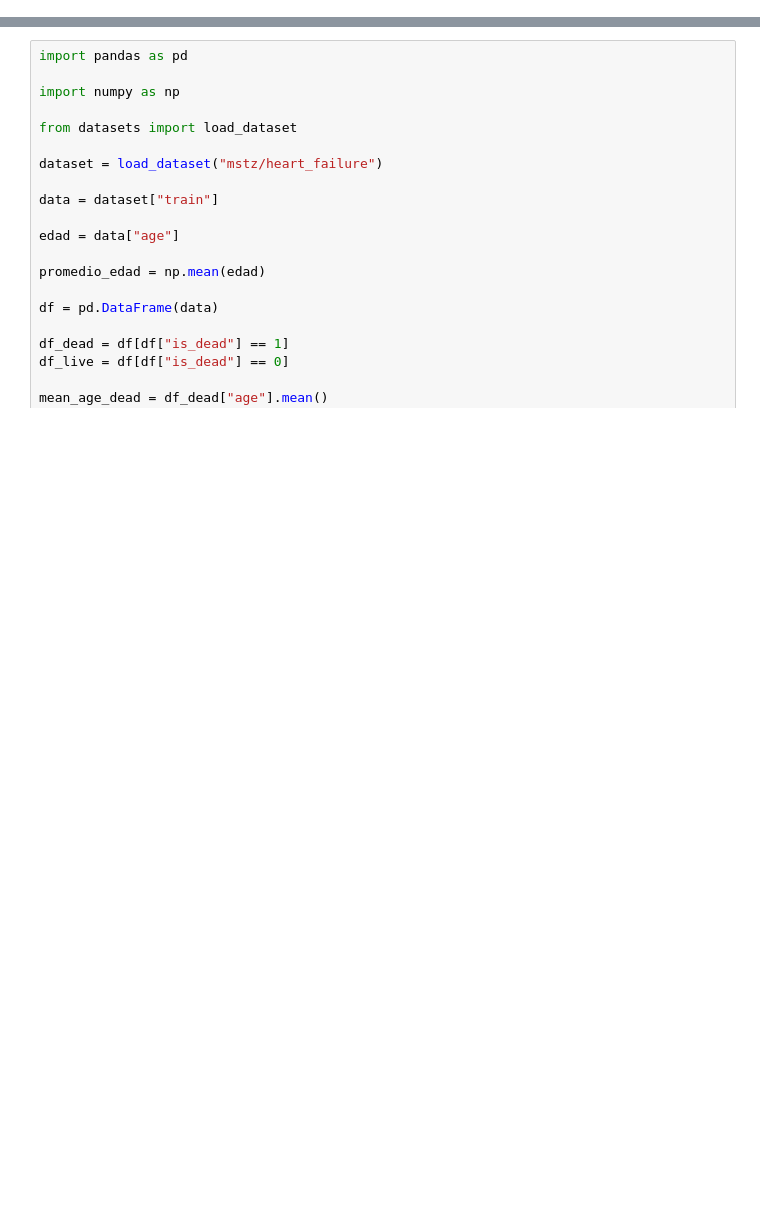
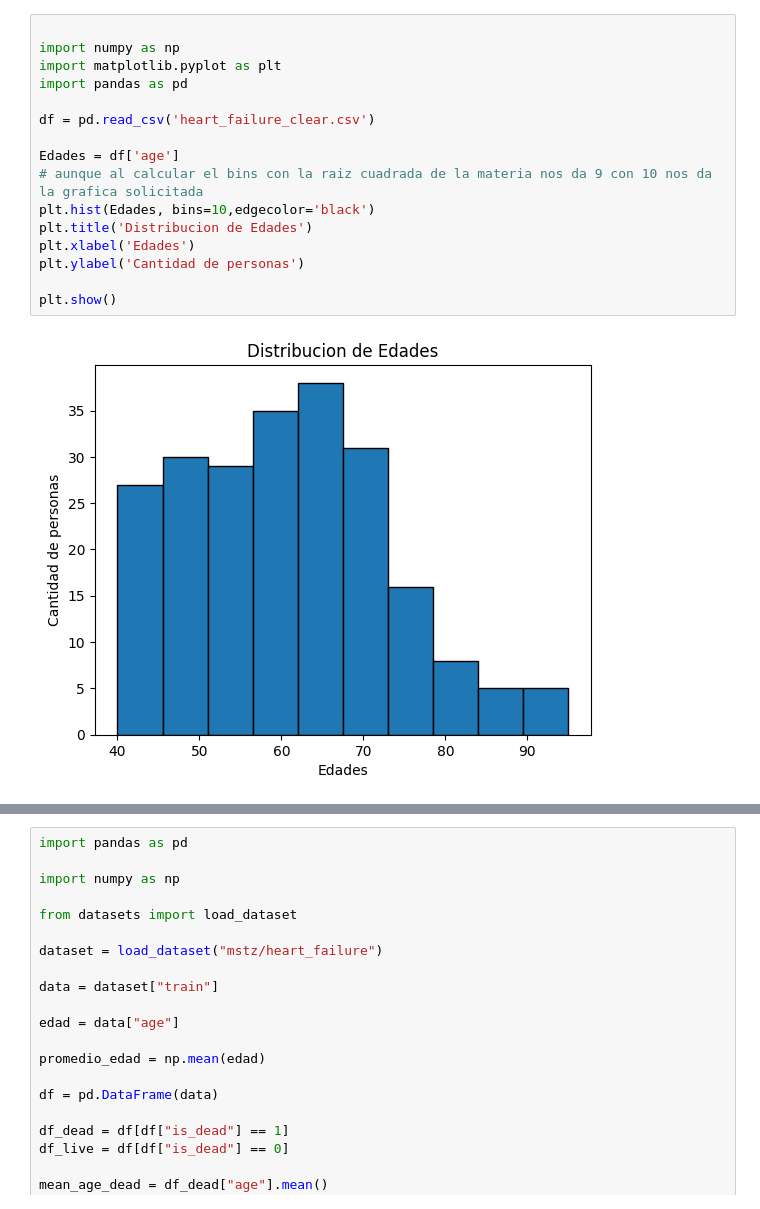
Before and after one commit to JeisonDanielMoncada/Proyecto_integrador_procesar_datoss, a Jupyter notebook: borrador.ipynb, the cells around one changed output, grey strips where cells are left out. Cells and saved outputs as stored; diff of their text form; blank space fills up the shorter version.

```diff
--- a/borrador.ipynb
+++ b/borrador.ipynb
@@ -40,0 +55,18 @@ print(promedio_edad)
+# %%
+
+import numpy as np
+import matplotlib.pyplot as plt
+import pandas as pd
+
+df = pd.read_csv('heart_failure_clear.csv')
+
+Edades = df['age']
+# aunque al calcular el bins con la raiz cuadrada de la materia nos da 9 con 10 nos da la grafica solicitada
+plt.hist(Edades, bins=10,edgecolor='black')
+plt.title('Distribucion de Edades')
+plt.xlabel('Edades')
+plt.ylabel('Cantidad de personas')
+
+plt.show()
+# %% [output]
+[figure, added]
```
Also changed, not shown: parts of 12 cells of this notebook, 4 other files.
